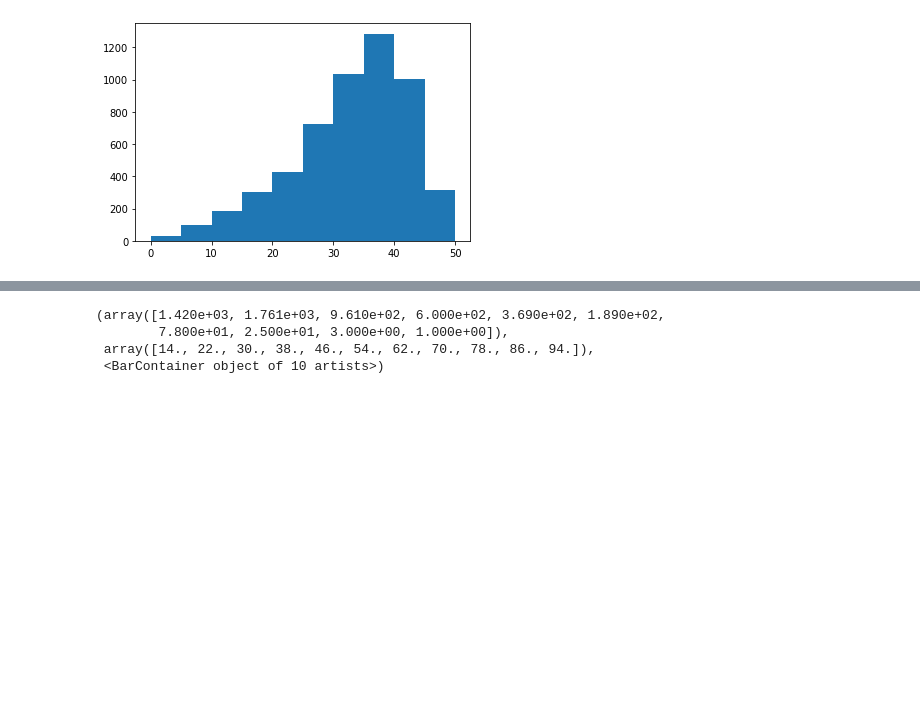
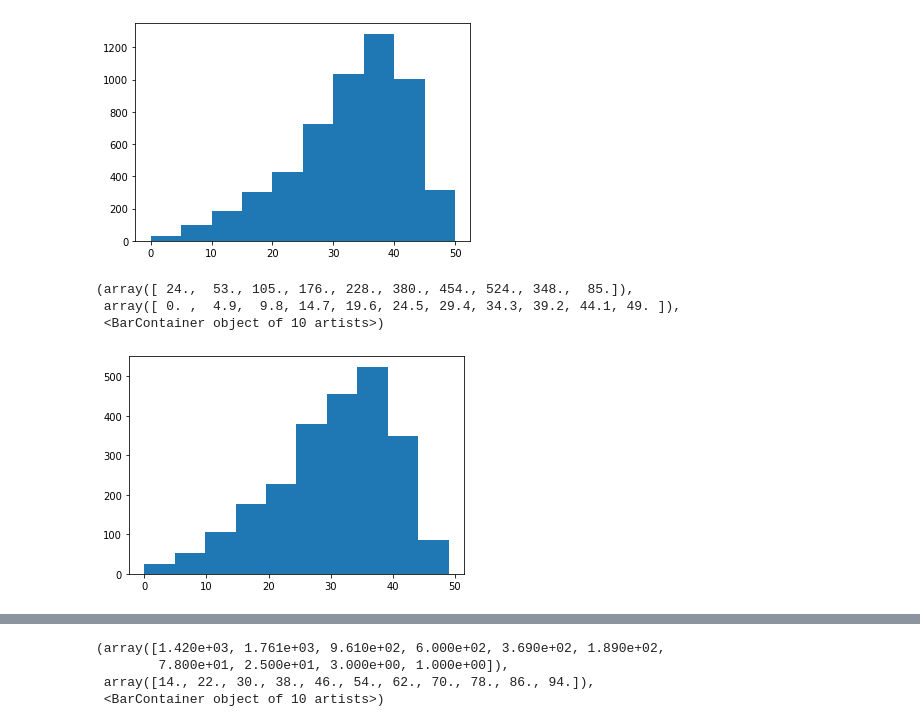
Before and after one commit to bohdanhlovatskyi/PS_Research_Project, a Jupyter notebook: proof_of_concept.ipynb, the cells around one changed output, grey strips where cells are left out. Drawn from its saved outputs; the diff is of its cells as text; code cells hidden in the pictures; blank space fills up the shorter version.

```diff
--- a/proof_of_concept.ipynb
+++ b/proof_of_concept.ipynb
@@ -41,3 +58,10 @@ plt.hist(df["score"])
  array([ 0.,  5., 10., 15., 20., 25., 30., 35., 40., 45., 50.]),
  <BarContainer object of 10 artists>)
 [figure]
+# %%
+plt.hist(df[df["gender"] == 1]["score"])
+# %% [output]
+(array([ 24.,  53., 105., 176., 228., 380., 454., 524., 348.,  85.]),
+ array([ 0. ,  4.9,  9.8, 14.7, 19.6, 24.5, 29.4, 34.3, 39.2, 44.1, 49. ]),
+ <BarContainer object of 10 artists>)
+[figure, added]
```
Also changed, not shown: parts of 4 cells of this notebook, 2 other files.
